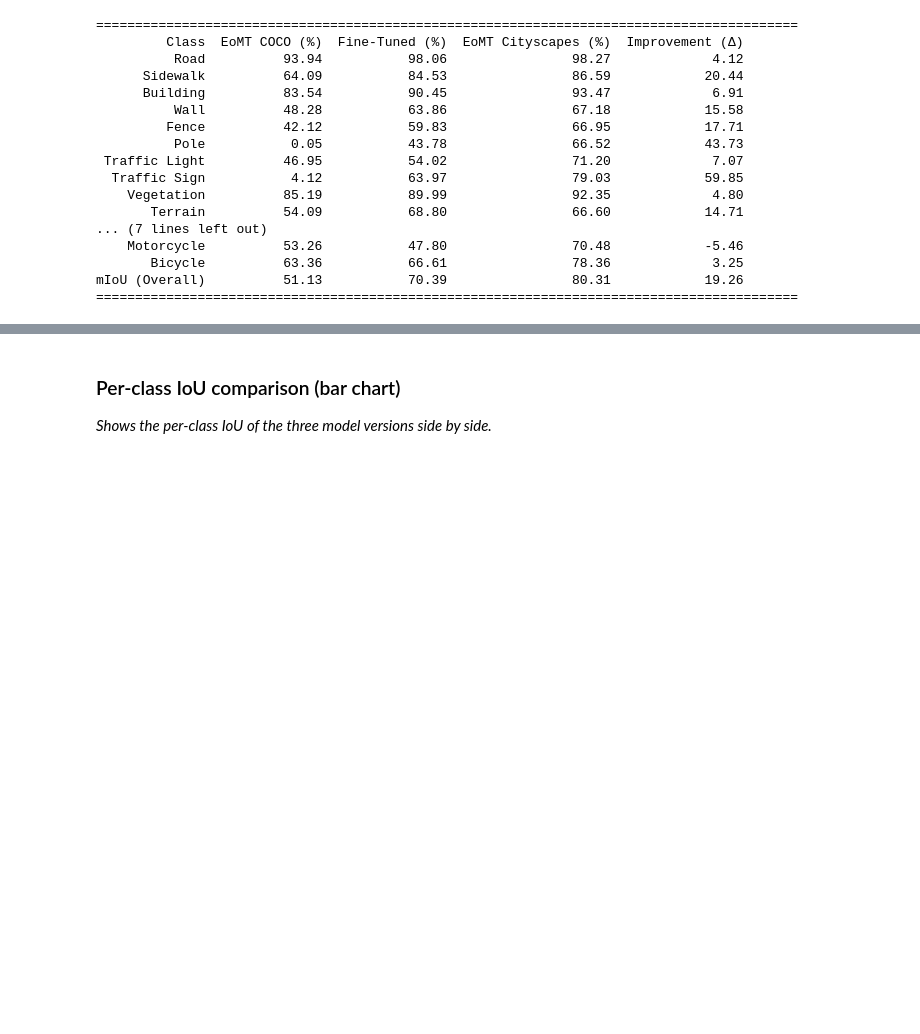
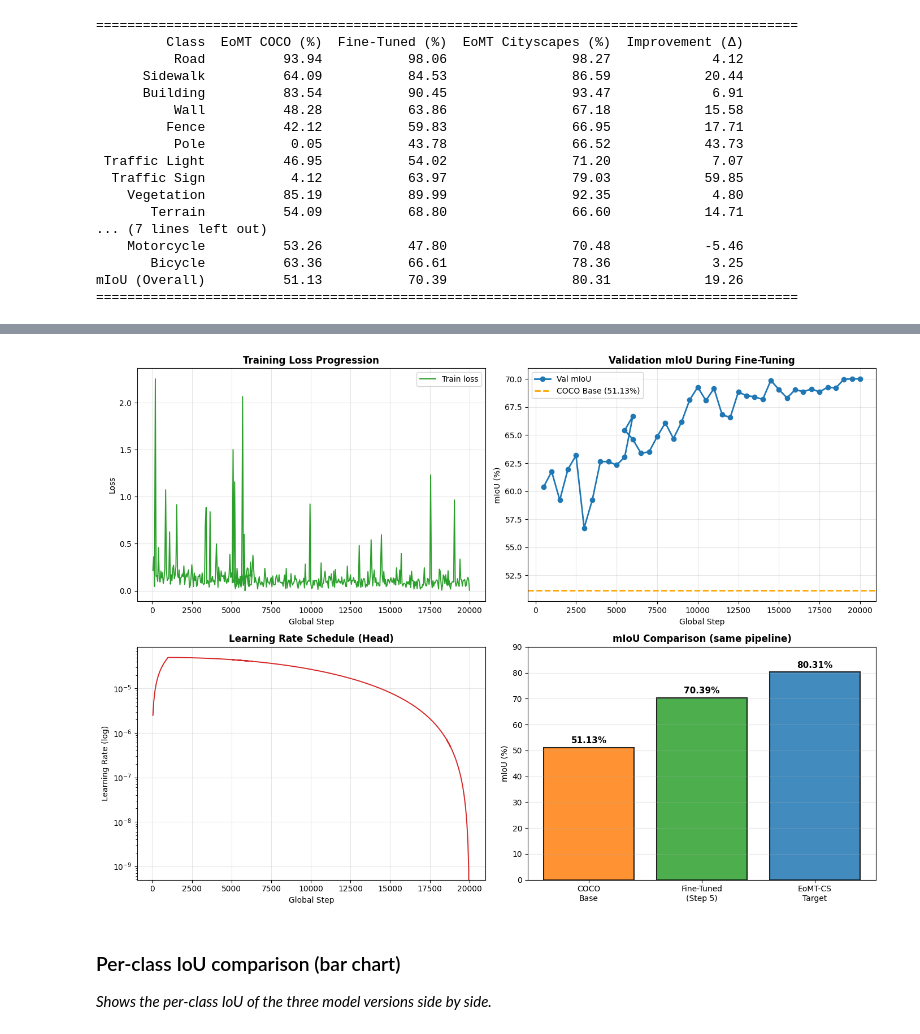
Before and after one commit to marinomic/MaskArchitectureAnomaly_CourseProject, a Jupyter notebook: notebooks/Step_5_Finetune_EoMT_COCO.ipynb, the cells around one changed output, grey strips where cells are left out. Saved outputs shown, nothing was run; the diff lists cells and outputs as text; code cells hidden in the pictures; blank space fills up the shorter version.

```diff
--- a/notebooks/Step_5_Finetune_EoMT_COCO.ipynb
+++ b/notebooks/Step_5_Finetune_EoMT_COCO.ipynb
@@ -32,0 +34,18 @@ Paths set successfully!
+# %%
+import json, os
+
+results_dir = "/content/drive/MyDrive/Polito_FAIMLDL_project/eval_runs"
+os.makedirs(results_dir, exist_ok=True)
+save_path = os.path.join(results_dir, "step5_eval_results.json")
+
+iou_per_class = [
+    0.9806, 0.8453, 0.9045, 0.6386, 0.5983, 0.4378, 0.5402, 0.6397,
+    0.8999, 0.6880, 0.9324, 0.6857, 0.3676, 0.9199, 0.7489, 0.7302,
+    0.6732, 0.4780, 0.6661,
+]
+final_miou = 0.7039
+
+with open(save_path, "w") as f:
+    json.dump({"iou_per_class": iou_per_class, "final_miou": final_miou}, f, indent=2)
+
+print(f"Saved verified results ({final_miou*100:.2f}%) -> {save_path}")
@@ -1276,0 +1205,73 @@ plt.show()
+# %%
+import matplotlib.pyplot as plt
+import json
+import os
+
+results_dir = "/content/drive/MyDrive/Polito_FAIMLDL_project/eval_runs"
+hist_path = os.path.join(results_dir, "step5_training_history.json")
+
+COCO_BASE = 51.13
+CS_TARGET = 80.31
+my_final_miou_percent = float(final_miou) * 100
+
+with open(hist_path) as f:
+    history = json.load(f)
+
+def series(metric_key, x_key="global_step"):
+    xs, ys = [], []
+    for r in history:
+        x, y = r.get(x_key), r.get(metric_key)
+        if x is not None and y is not None:
+            xs.append(float(x)); ys.append(float(y))
+    return xs, ys
+
+s_loss, v_loss = series("train/loss")
+s_miou, v_miou = series("val/mIoU")
+s_lr,   v_lr   = series("train/lr_head")
+if v_miou and max(v_miou) <= 1.5:
+    v_miou = [v * 100 for v in v_miou]
+
+fig, axes = plt.subplots(2, 2, figsize=(14, 10))
+
+ax = axes[0, 0]
+if v_loss:
+    ax.plot(s_loss, v_loss, color="#2ca02c", linewidth=1.4, label="Train loss")
+    ax.legend()
+ax.set_title("Training Loss Progression", fontsize=12, fontweight="bold")
+ax.set_xlabel("Global Step"); ax.set_ylabel("Loss")
+ax.grid(True, alpha=0.3)
+
+ax = axes[0, 1]
+if v_miou:
+    ax.plot(s_miou, v_miou, marker="o", color="#1f77b4", linewidth=2, label="Val mIoU")
+ax.axhline(y=COCO_BASE, color="orange", linestyle="--", linewidth=2, label=f"COCO Base ({COCO_BASE}%)")
+ax.set_title("Validation mIoU During Fine-Tuning", fontsize=12, fontweight="bold")
+ax.set_xlabel("Global Step"); ax.set_ylabel("mIoU (%)")
+ax.grid(True, alpha=0.3); ax.legend()
+
+ax = axes[1, 0]
+if v_lr:
+    ax.plot(s_lr, v_lr, color="#d62728", linewidth=1.4)
+    ax.set_yscale("log")
+ax.set_title("Learning Rate Schedule (Head)", fontsize=12, fontweight="bold")
+ax.set_xlabel("Global Step"); ax.set_ylabel("Learning Rate (log)")
+ax.grid(True, alpha=0.3)
+
+ax = axes[1, 1]
+models = ["COCO\nBase", "Fine-Tuned\n(Step 5)", "EoMT-CS\nTarget"]
+values = [COCO_BASE, my_final_miou_percent, CS_TARGET]
+colors = ["#ff7f0e", "#2ca02c", "#1f77b4"]
+bars = ax.bar(models, values, color=colors, alpha=0.85, edgecolor="black", linewidth=1.5)
+ax.set_ylabel("mIoU (%)"); ax.set_ylim([0, 90])
+for bar, val in zip(bars, values):
+    ax.text(bar.get_x() + bar.get_width() / 2, bar.get_height() + 1,
+            f"{val:.2f}%", ha="center", va="bottom", fontsize=11, fontweight="bold")
+ax.set_title("mIoU Comparison (same pipeline)", fontsize=12, fontweight="bold")
+ax.grid(True, alpha=0.3, axis="y")
+
+fig.tight_layout()
+png_path = os.path.join(results_dir, "step5_training_progression.png")
+fig.savefig(png_path, dpi=150, bbox_inches="tight")
+print(f"Saved: {png_path}")
+plt.show()
+# %% [output]
@@ -1277,3 +1279,4 @@ plt.show()
+[figure, added]
 # %% [markdown]
 ### Per-class IoU comparison (bar chart)
 
```
Also changed, not shown: parts of 33 cells of this notebook.
